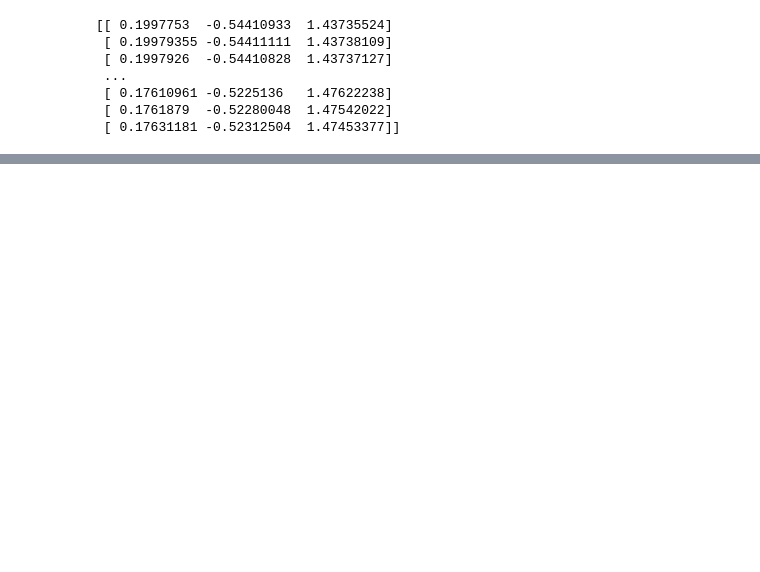
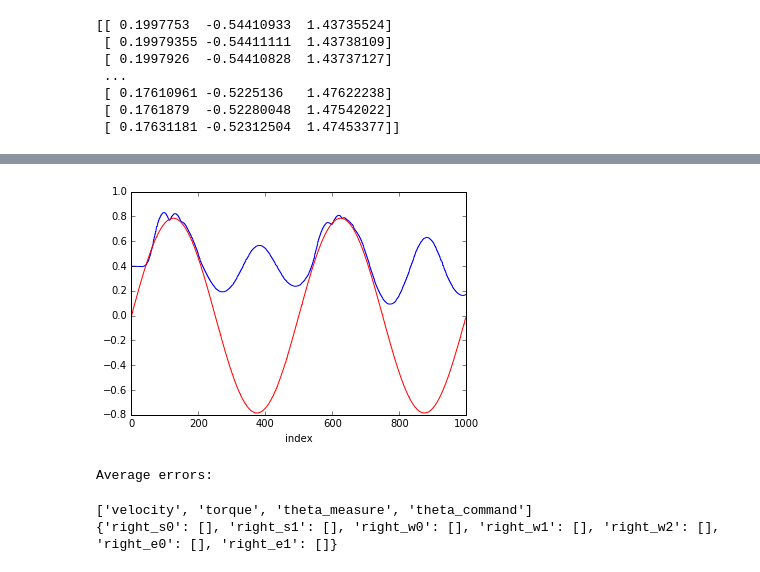
Before and after one commit to anthonysimeonov/baxter_experiments, a Jupyter notebook: analysis/superrvised_analysis.ipynb, the cells around one changed output, grey strips where cells are left out. Drawn from its saved outputs; the diff is of its cells as text; code cells hidden in the pictures; blank space fills up the shorter version.

```diff
--- a/analysis/superrvised_analysis.ipynb
+++ b/analysis/superrvised_analysis.ipynb
@@ -146,0 +187,26 @@ print(vicon_on_np)
+# %%
+pkl_file = open('../anthony/data/gazebo/programmed_sine_off_3.pkl', 'rb')
+vicon_3, state_3, _, _, _ = pickle.load(pkl_file)
+pkl_file.close()
+
+err_fig = plt.figure()
+err_fig.add_subplot(111)
+plt.plot(np.array(state_3['theta_measure']['right_s1'])[:])
+plt.plot(np.array(state_3['theta_command']['right_s1'])[:], color='red')
+
+plt.xlabel('index')
+
+
+plt.show()
+
+print("Average errors: \n")
+# print(average_error_1)
+# %% [output]
+[figure, added]
+Average errors:
+# %%
+print(state_1.keys())
+print(state_1['theta_measure'])
+# %% [output]
+['velocity', 'torque', 'theta_measure', 'theta_command']
+{'right_s0': [], 'right_s1': [], 'right_w0': [], 'right_w1': [], 'right_w2': [], 'right_e0': [], 'right_e1': []}
```
Also changed, not shown: parts of 2 cells of this notebook.
